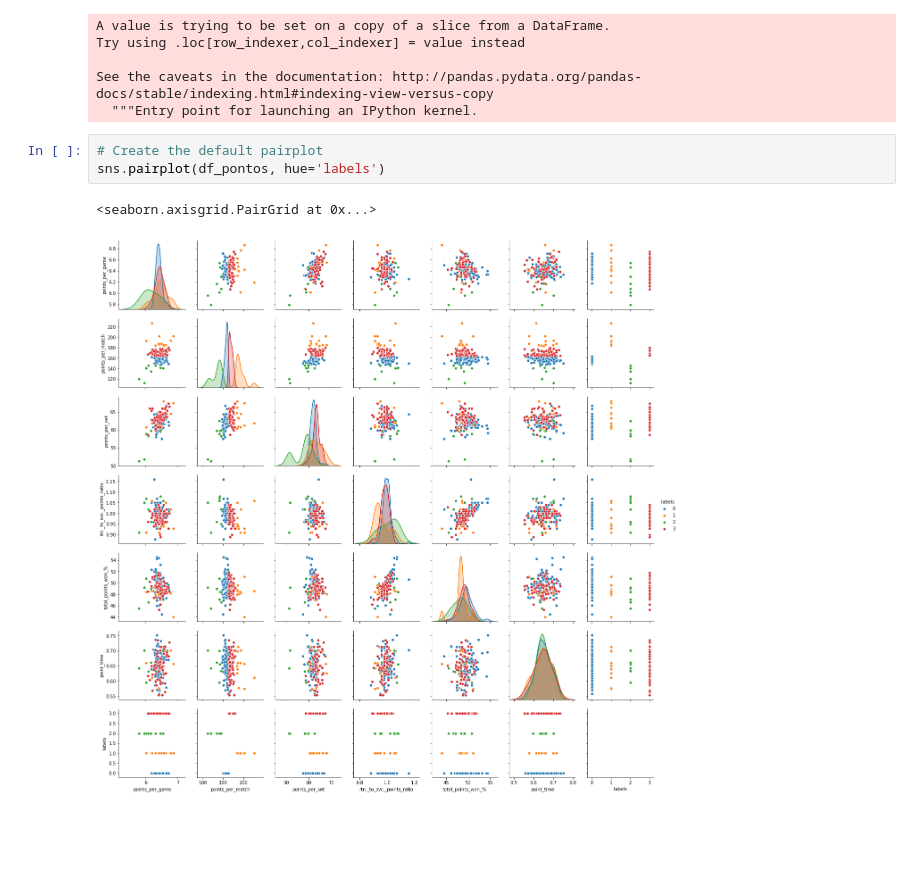
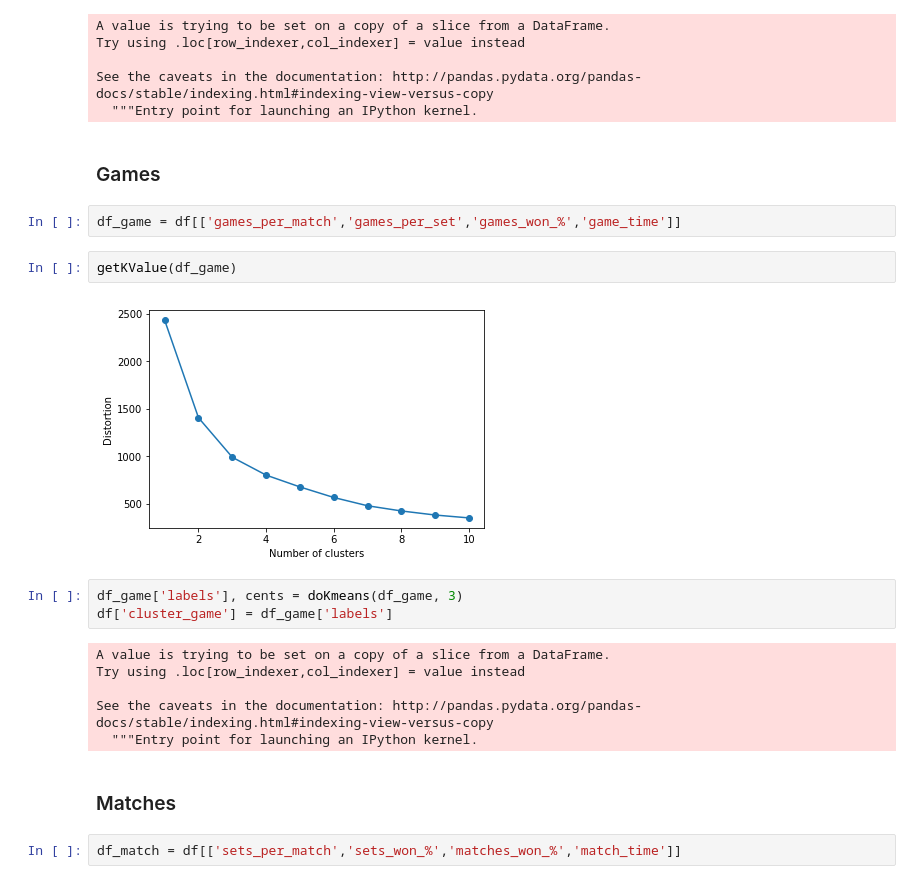
Before and after one commit to suzanaph/predicao-em-jogos-de-tenis, a Jupyter notebook: Data Wrangling - Player Clustering.ipynb, the cells around one changed output. Drawn from its saved outputs; the diff is of its cells as text.

Commit message:
Add Clusterization notebook

```diff
--- a/Data Wrangling - Player Clustering.ipynb
+++ b/Data Wrangling - Player Clustering.ipynb
@@ -277,11 +227,24 @@ Try using .loc[row_indexer,col_indexer] = value instead
 
 See the caveats in the documentation: http://pandas.pydata.org/pandas-docs/stable/indexing.html#indexing-view-versus-copy
   """Entry point for launching an IPython kernel.
-# %%
-# Create the default pairplot
-sns.pairplot(df_pontos, hue='labels')
-# %% [output]
-<seaborn.axisgrid.PairGrid at 0x...>
-[figure, removed]
 # %% [markdown]
-###
+### Games
+# %%
+df_game = df[['games_per_match','games_per_set','games_won_%','game_time']]
+# %%
+getKValue(df_game)
+# %% [output]
+[figure, added]
+# %%
+df_game['labels'], cents = doKmeans(df_game, 3)
+df['cluster_game'] = df_game['labels']
+# %% [output]
+A value is trying to be set on a copy of a slice from a DataFrame.
+Try using .loc[row_indexer,col_indexer] = value instead
+
+See the caveats in the documentation: http://pandas.pydata.org/pandas-docs/stable/indexing.html#indexing-view-versus-copy
+  """Entry point for launching an IPython kernel.
+# %% [markdown]
+### Matches
+# %%
+df_match = df[['sets_per_match','sets_won_%','matches_won_%','match_time']]
```
Also changed, not shown: parts of 40 cells of this notebook.
